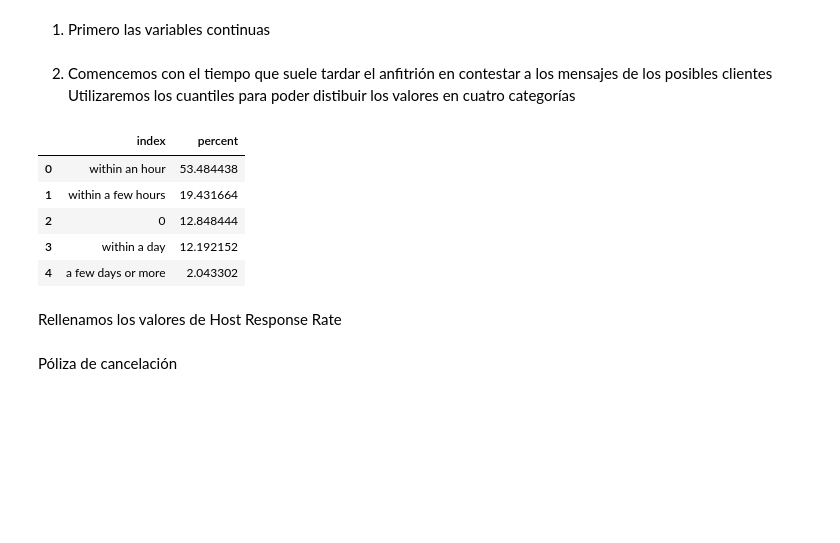
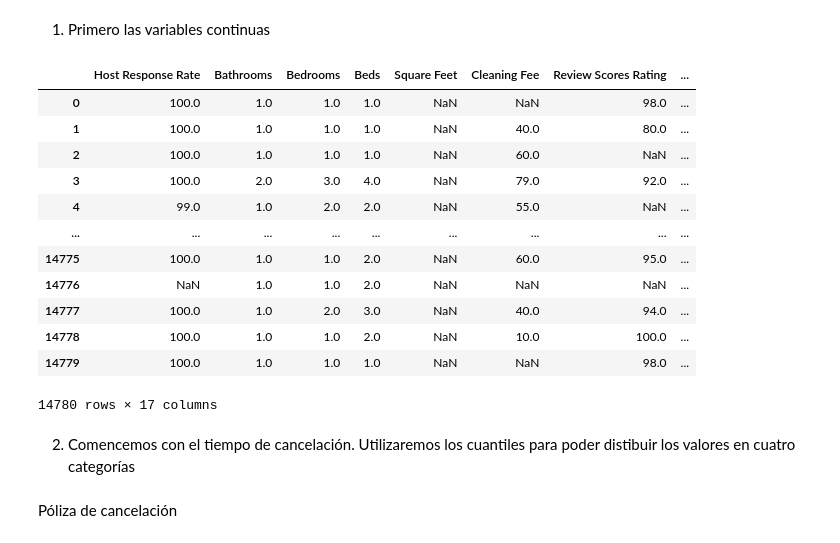
Before and after one commit to AlvaroML95/PRACTICA_FINAL, a Jupyter notebook: Practica Final.ipynb, the cells around one changed output. Drawn from its saved outputs; the diff is of its cells as text; code cells hidden in the pictures; blank space fills up the shorter version.

```diff
--- a/Practica Final.ipynb
+++ b/Practica Final.ipynb
@@ -341,7 +165,9 @@ funciones_auxiliares.get_corr_matrix(dataset = data[list_var_continuous], metodo
 # %% [markdown]
 Con un simple análisis cualitativo parece claro que 3 variables (las relacionadas tienen una correlaión perfecta por lo que podemos prescindir e dos de ellas y simplificar algo el modelo
 # %%
-data = data.drop(['Host Total Listings Count', 'Calculated host listings count'], axis = 1)
+data = data.drop(['Host Total Listings Count', 'Host Listings Count'], axis = 1)
+# %%
+list_var_continuous = list(data.select_dtypes('float').columns)+list(data.select_dtypes('int').columns)
 # %%
 data.columns
 # %% [output]
@@ -365,6 +191,22 @@ Index(['Host Since', 'Host Acceptance Rate', 'Host Verifications', 'Market',
 ## Valores missing e imputación
 # %% [markdown]
 1. Primero las variables continuas
+# %%
+data[list_var_continuous]
+# %% [output]
+|  | Host Response Rate | Bathrooms | Bedrooms | Beds | Square Feet | Cleaning Fee | Review Scores Rating | ... |
+| 0 | 100.0 | 1.0 | 1.0 | 1.0 | NaN | NaN | 98.0 | ... |
+| 1 | 100.0 | 1.0 | 1.0 | 1.0 | NaN | 40.0 | 80.0 | ... |
+| 2 | 100.0 | 1.0 | 1.0 | 1.0 | NaN | 60.0 | NaN | ... |
+| 3 | 100.0 | 2.0 | 3.0 | 4.0 | NaN | 79.0 | 92.0 | ... |
+| 4 | 99.0 | 1.0 | 2.0 | 2.0 | NaN | 55.0 | NaN | ... |
+| ... | ... | ... | ... | ... | ... | ... | ... | ... |
+| 14775 | 100.0 | 1.0 | 1.0 | 2.0 | NaN | 60.0 | 95.0 | ... |
+| 14776 | NaN | 1.0 | 1.0 | 2.0 | NaN | NaN | NaN | ... |
+| 14777 | 100.0 | 1.0 | 2.0 | 3.0 | NaN | 40.0 | 94.0 | ... |
+| 14778 | 100.0 | 1.0 | 1.0 | 2.0 | NaN | 10.0 | 100.0 | ... |
+| 14779 | 100.0 | 1.0 | 1.0 | 1.0 | NaN | NaN | 98.0 | ... |
+14780 rows × 17 columns
 # %%
 list_var_continuous = list(data.select_dtypes('float').columns)
 
@@ -372,17 +214,5 @@ imputer = SimpleImputer(missing_values=np.nan, strategy='mean')
 imputer.fit(data[list_var_continuous])
 data[list_var_continuous]=imputer.transform(data[list_var_continuous])
 # %% [markdown]
-2. Comencemos con el tiempo que suele tardar el anfitrión en contestar a los mensajes de los posibles clientes
+2. Comencemos con el tiempo de cancelación.
 Utilizaremos los cuantiles para poder distibuir los valores en cuatro categorías
-# %%
-data['Host Response Time'] = data['Host Response Time'].fillna(0)
-
-data['Host Response Time'].value_counts(normalize=True)\
-                .mul(100).rename('percent').reset_index()
-# %% [output]
-|  | index | percent |
-| 0 | within an hour | 53.484438 |
-| 1 | within a few hours | 19.431664 |
-| 2 | 0 | 12.848444 |
-| 3 | within a day | 12.192152 |
-| 4 | a few days or more | 2.043302 |
@@ -391,2 +218,0 @@ data['Host Response Time'] = data['Host Response Time'].replace({'within an hour
-# %% [markdown]
-Rellenamos los valores de Host Response Rate
```
Also changed, not shown: parts of 33 cells of this notebook.
